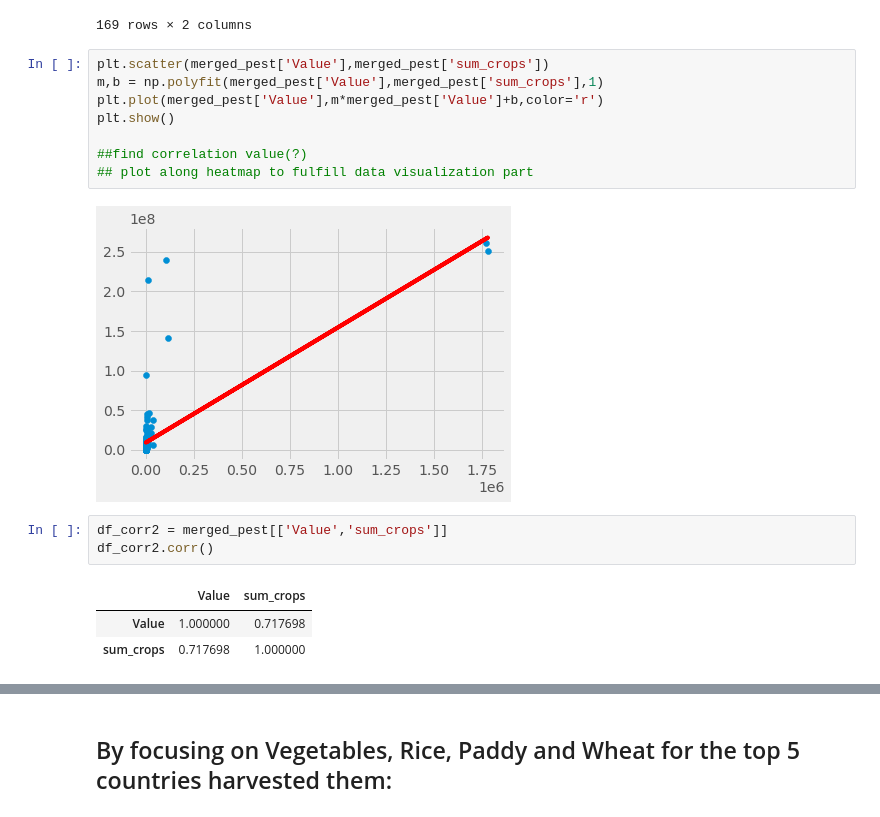
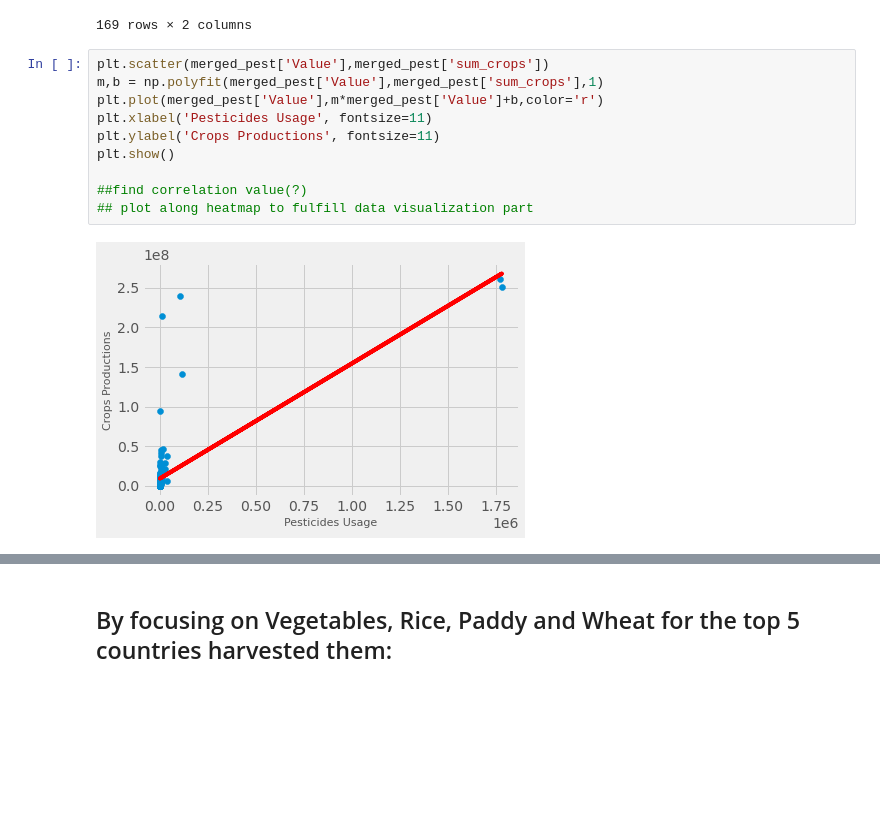
Before and after one commit to minxuan1509/IDS-FAO-Analysis, a Jupyter notebook: IDS FAO.ipynb, the cells around one changed output, grey strips where cells are left out. Cells and saved outputs as stored; diff of their text form; blank space fills up the shorter version.

```diff
--- a/IDS FAO.ipynb
+++ b/IDS FAO.ipynb
@@ -812,17 +814,12 @@ merged_pest
 # %%
 plt.scatter(merged_pest['Value'],merged_pest['sum_crops'])
 m,b = np.polyfit(merged_pest['Value'],merged_pest['sum_crops'],1)
 plt.plot(merged_pest['Value'],m*merged_pest['Value']+b,color='r')
+plt.xlabel('Pesticides Usage', fontsize=11)
+plt.ylabel('Crops Productions', fontsize=11)
 plt.show()
 
 ##find correlation value(?)
 ## plot along heatmap to fulfill data visualization part
 # %% [output]
-[figure, old version]
+[figure, new version]
-# %%
-df_corr2 = merged_pest[['Value','sum_crops']]
-df_corr2.corr()
-# %% [output]
-|  | Value | sum_crops |
-| Value | 1.000000 | 0.717698 |
-| sum_crops | 0.717698 | 1.000000 |
```
Also changed, not shown: parts of 7 cells of this notebook.
